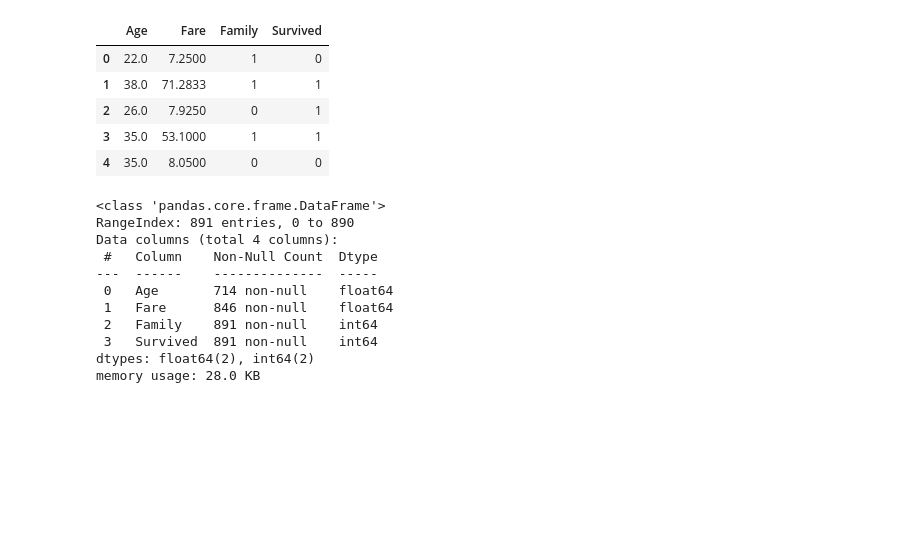
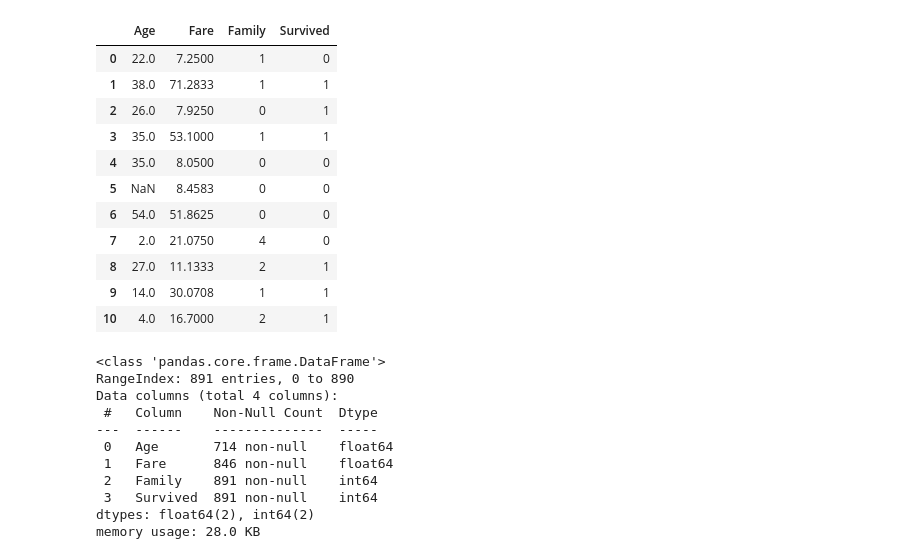
Before and after one commit to princeiiitk/CampusX-ML, a Jupyter notebook: HandleMissingValues/mean_median_imputation.ipynb, the cells around one changed output. Drawn from its saved outputs; the diff is of its cells as text; code cells hidden in the pictures; blank space fills up the shorter version.

```diff
--- a/HandleMissingValues/mean_median_imputation.ipynb
+++ b/HandleMissingValues/mean_median_imputation.ipynb
@@ -19,14 +19,20 @@ from sklearn.impute import SimpleImputer
 from sklearn.compose import ColumnTransformer
 # %%
 df=pd.read_csv('/content/CampusX-ML/HandleMissingValues/titanic_toy (1).csv')
-df.head()
+df.head(11)
 # %% [output]
 |  | Age | Fare | Family | Survived |
 | 0 | 22.0 | 7.2500 | 1 | 0 |
 | 1 | 38.0 | 71.2833 | 1 | 1 |
 | 2 | 26.0 | 7.9250 | 0 | 1 |
 | 3 | 35.0 | 53.1000 | 1 | 1 |
 | 4 | 35.0 | 8.0500 | 0 | 0 |
+| 5 | NaN | 8.4583 | 0 | 0 |
+| 6 | 54.0 | 51.8625 | 0 | 0 |
+| 7 | 2.0 | 21.0750 | 4 | 0 |
+| 8 | 27.0 | 11.1333 | 2 | 1 |
+| 9 | 14.0 | 30.0708 | 1 | 1 |
+| 10 | 4.0 | 16.7000 | 2 | 1 |
 # %%
 df.info()
 # %% [output]
```
Also changed, not shown: parts of 2 cells of this notebook.
